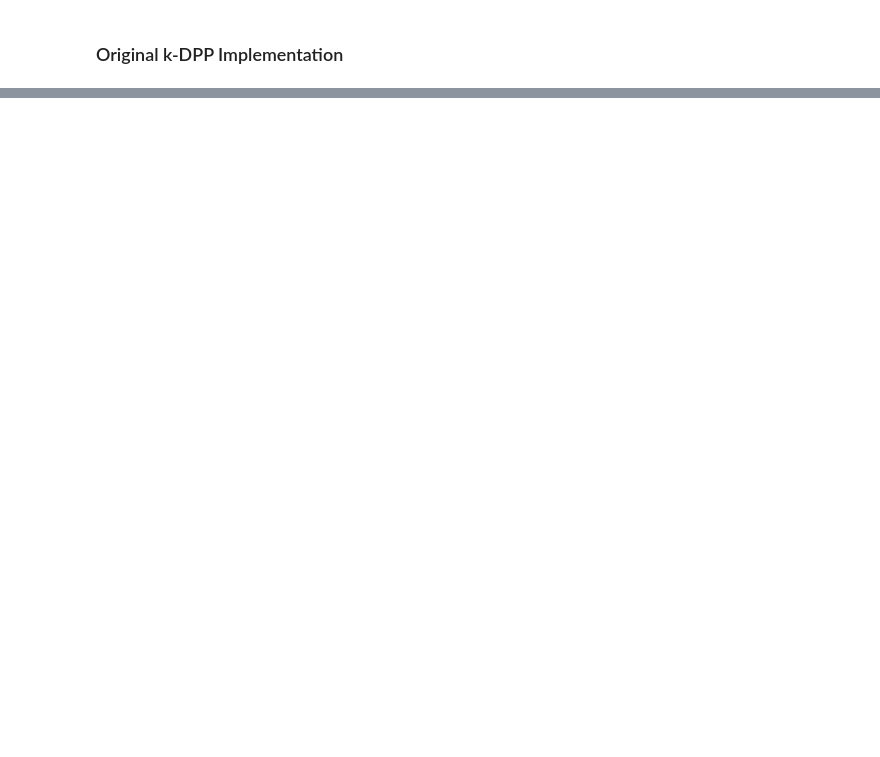
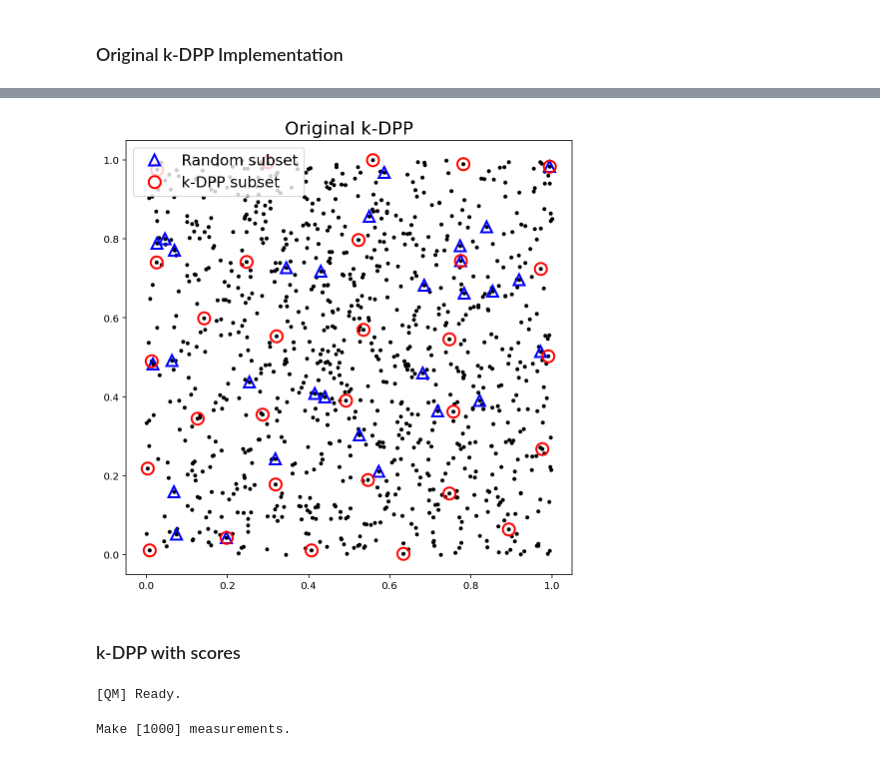
Before and after one commit to sjchoi86/gentle-dpp, a Jupyter notebook: code/demo_dpp.ipynb, the cells around one changed output, grey strips where cells are left out. Drawn from its saved outputs; the diff is of its cells as text; code cells hidden in the pictures; blank space fills up the shorter version.

```diff
--- a/code/demo_dpp.ipynb
+++ b/code/demo_dpp.ipynb
@@ -77,0 +177,42 @@ plt.show()
+# %%
+# Total set
+n_total  = 1000
+xs_total = np.random.rand(n_total,2)
+
+# k-DPP
+n_select    = 30
+xs_kdpp,idxs_select = run_kdpp(
+    xs_total = xs_total,
+    n_select = n_select,
+    hyp      = {'g':1.0,'l':0.5})
+xs_rand     = xs_total[np.random.permutation(n_total)[:n_select]]
+
+# Plot
+plt.figure(figsize=(8,8))
+plt.plot(xs_total[:,0],xs_total[:,1],'.',color='k')
+plt.plot(xs_rand[:,0],xs_rand[:,1],
+         '^',ms=11,mfc='None',mec='b',markeredgewidth=2,
+         label='Random subset')
+plt.plot(xs_kdpp[:,0],xs_kdpp[:,1],
+         'o',ms=12,mfc='None',mec='r',markeredgewidth=2,
+         label='k-DPP subset')
+plt.title("Original k-DPP",fontsize=18)
+plt.legend(fontsize=15,loc='upper left')
+plt.show()
+# %% [output]
+[figure, added]
+# %% [markdown]
+### k-DPP with scores
+# %%
+# Define the Quality map
+QM = QualityMapClass()
+print ("[%s] Ready."%(QM.name))
+# %% [output]
+[QM] Ready.
+# %%
+# Make measurements
+n_meas = 1000
+x_meas,y_meas = QM.get_meas(n_meas=n_meas)
+print ("Make [%d] measurements."%(n_meas))
+# %% [output]
+Make [1000] measurements.
```
Also changed, not shown: parts of 5 cells of this notebook, 1 other file.
